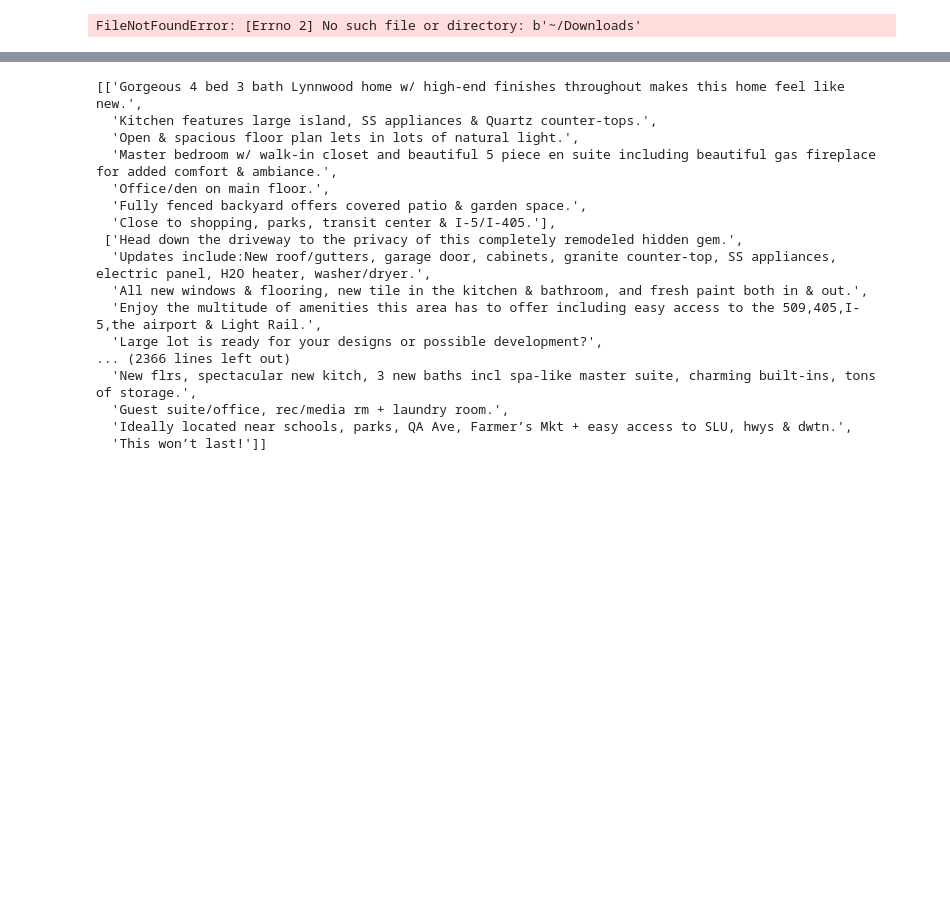
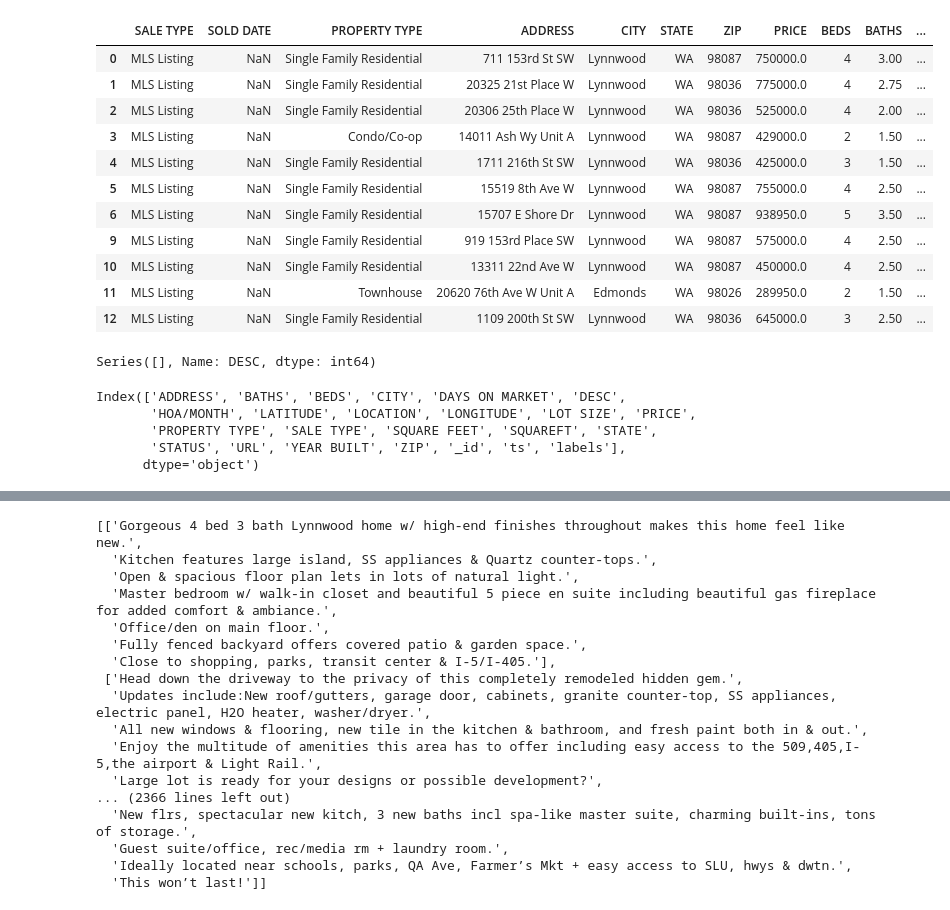
Before and after one commit to ereppond/housing-recommender, a Jupyter notebook: notebooks/EDA.ipynb, the cells around one changed output, grey strips where cells are left out. Drawn from its saved outputs; the diff is of its cells as text; code cells hidden in the pictures; blank space fills up the shorter version.

```diff
--- a/notebooks/EDA.ipynb
+++ b/notebooks/EDA.ipynb
@@ -10,3 +10,22 @@ import pymongo
 mc = pymongo.MongoClient()
 db = mc['housing-recommender']
 training = db['training']
+# %%
+final = pd.DataFrame()
+df_lw['DESC'] = pd.Series(dtype=str)
+for idx, row in df.iterrows():
+    if str(row['ADDRESS']) in df_lw['ADDRESS']:
+        final.append(row)
+for idx, row in df_lw.iterrows():
+    if str(row['ADDRESS']) not in df['ADDRESS']:
+        final = pd.concat([final, row[['ADDRESS', 'BATHS', 'BEDS', 'CITY', 'DAYS ON MARKET', 'DESC',
+       'HOA/MONTH', 'LATITUDE', 'LOCATION', 'LONGITUDE', 'LOT SIZE', 'PRICE',
+       'PROPERTY TYPE', 'SALE TYPE', 'SQUARE FEET', 'SQUAREFT', 'STATE',
+       'STATUS', 'URL', 'YEAR BUILT', 'ZIP']]], axis=1)
+# %%
+df_lw['DESC'] = 'None'
+for idx_old, old_row in df.iterrows():
+    for idx_new, new_row in df_lw.iterrows():
+        if old_row['ADDRESS'] == new_row['ADDRESS']:
+            print(old_row['DESC'])
+            df_lw['DESC'][idx_new] = old_row['DESC']
@@ -12,0 +47,27 @@ training = db['training']
+# %%
+df_lw[df_lw['DESC'] != 'None']
+# %% [output]
+|  | SALE TYPE | SOLD DATE | PROPERTY TYPE | ADDRESS | CITY | STATE | ZIP | PRICE | BEDS | BATHS | ... |
+| 0 | MLS Listing | NaN | Single Family Residential | 711 153rd St SW | Lynnwood | WA | 98087 | 750000.0 | 4 | 3.00 | ... |
+| 1 | MLS Listing | NaN | Single Family Residential | 20325 21st Place W | Lynnwood | WA | 98036 | 775000.0 | 4 | 2.75 | ... |
+| 2 | MLS Listing | NaN | Single Family Residential | 20306 25th Place W | Lynnwood | WA | 98036 | 525000.0 | 4 | 2.00 | ... |
+| 3 | MLS Listing | NaN | Condo/Co-op | 14011 Ash Wy Unit A | Lynnwood | WA | 98087 | 429000.0 | 2 | 1.50 | ... |
+| 4 | MLS Listing | NaN | Single Family Residential | 1711 216th St SW | Lynnwood | WA | 98036 | 425000.0 | 3 | 1.50 | ... |
+| 5 | MLS Listing | NaN | Single Family Residential | 15519 8th Ave W | Lynnwood | WA | 98087 | 755000.0 | 4 | 2.50 | ... |
+| 6 | MLS Listing | NaN | Single Family Residential | 15707 E Shore Dr | Lynnwood | WA | 98087 | 938950.0 | 5 | 3.50 | ... |
+| 9 | MLS Listing | NaN | Single Family Residential | 919 153rd Place SW | Lynnwood | WA | 98087 | 575000.0 | 4 | 2.50 | ... |
+| 10 | MLS Listing | NaN | Single Family Residential | 13311 22nd Ave W | Lynnwood | WA | 98087 | 450000.0 | 4 | 2.50 | ... |
+| 11 | MLS Listing | NaN | Townhouse | 20620 76th Ave W Unit A | Edmonds | WA | 98026 | 289950.0 | 2 | 1.50 | ... |
+| 12 | MLS Listing | NaN | Single Family Residential | 1109 200th St SW | Lynnwood | WA | 98036 | 645000.0 | 3 | 2.50 | ... |
+# %%
+final.T.DESC.value_counts()
+# %% [output]
+Series([], Name: DESC, dtype: int64)
+# %%
+df.columns
+# %% [output]
+Index(['ADDRESS', 'BATHS', 'BEDS', 'CITY', 'DAYS ON MARKET', 'DESC',
+       'HOA/MONTH', 'LATITUDE', 'LOCATION', 'LONGITUDE', 'LOT SIZE', 'PRICE',
+       'PROPERTY TYPE', 'SALE TYPE', 'SQUARE FEET', 'SQUAREFT', 'STATE',
+       'STATUS', 'URL', 'YEAR BUILT', 'ZIP', '_id', 'ts', 'labels'],
+      dtype='object')
@@ -13,21 +76,2 @@ training = db['training']
 # %%
 df = pd.DataFrame(list(training.find()))
-# %%
-import os
-now = datetime.now()
-directory = os.fsencode('/Users/elisereppond/Downloads')
-
-for file in os.listdir(directory):
-    filename = os.fsdecode(file)
-    month = now.month
-    day = now.day
-    if month <= 9:
-        month = '0{}'.format(month)
-    if day <= 9:
-        day = '0{}'.format(day)
-    if filename.startswith('redfin_{}-{}-{}'.format(now.year,
-                                                    month,day)):
-        print(filename)
-        print(now.month)
-# %% [output]
-FileNotFoundError: [Errno 2] No such file or directory: b'~/Downloads'
```
Also changed, not shown: parts of 6 cells of this notebook.
